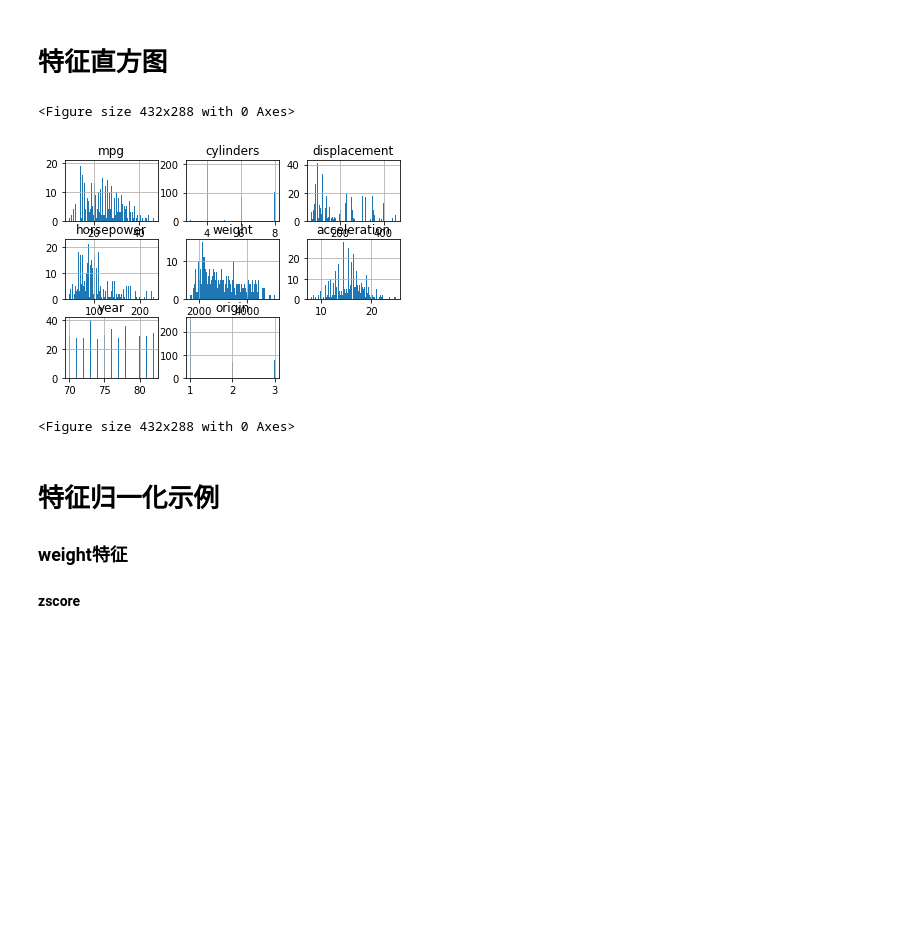
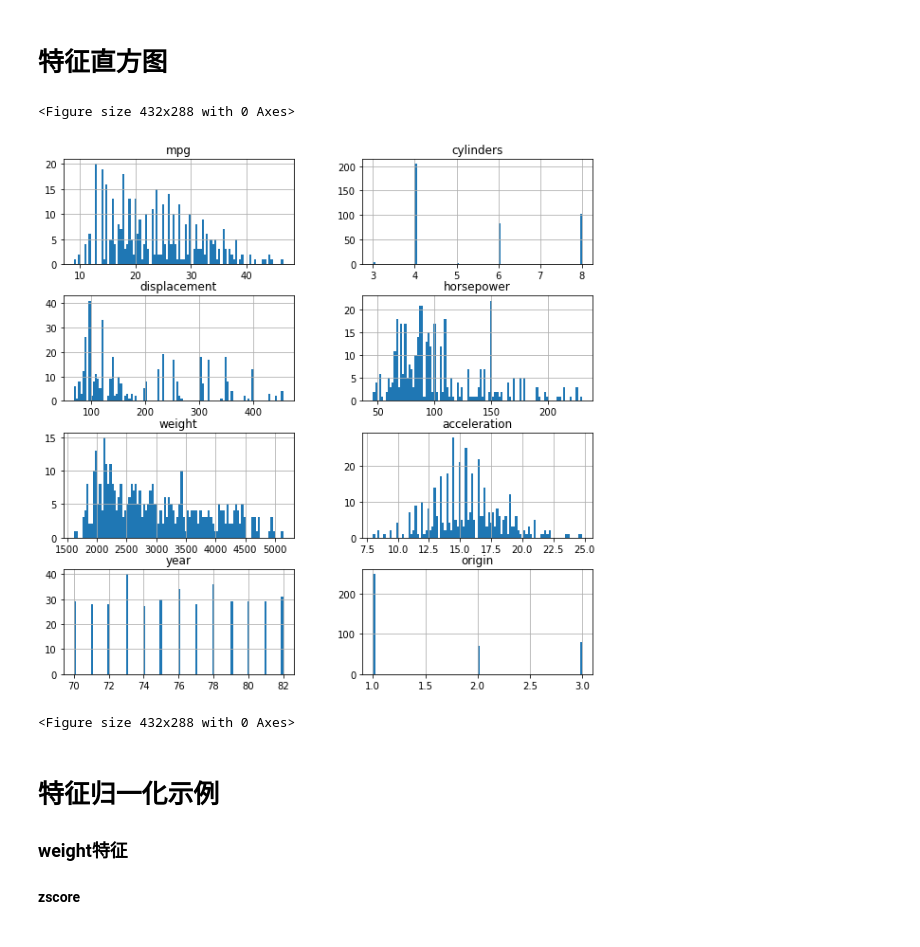
Before and after one commit to rg-boy/FeatureEngineering, a Jupyter notebook: Demo/feature_engineering_auto_mpg.ipynb, the cells around one changed output. Drawn from its saved outputs; the diff is of its cells as text; code cells hidden in the pictures; blank space fills up the shorter version.

```diff
--- a/Demo/feature_engineering_auto_mpg.ipynb
+++ b/Demo/feature_engineering_auto_mpg.ipynb
@@ -39,11 +39,11 @@ horsepower has na? False
 # %%
 import matplotlib.pyplot as plt
 
-df.hist(bins=100)
+df.hist(bins=100,figsize=[10,10], layout=[4,2])
 plt.figure()
 # %% [output]
 <Figure size 432x288 with 0 Axes>
-[figure, old version]
+[figure, new version]
 <Figure size 432x288 with 0 Axes>
 # %% [markdown]
 # 特征归一化示例
```
Also changed, not shown: parts of 17 cells of this notebook.
